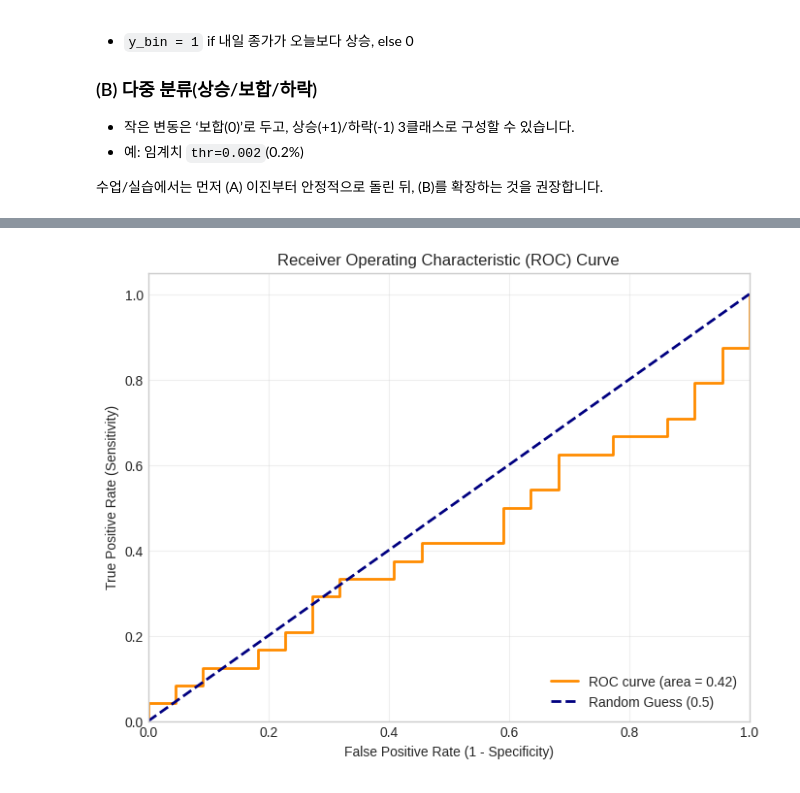
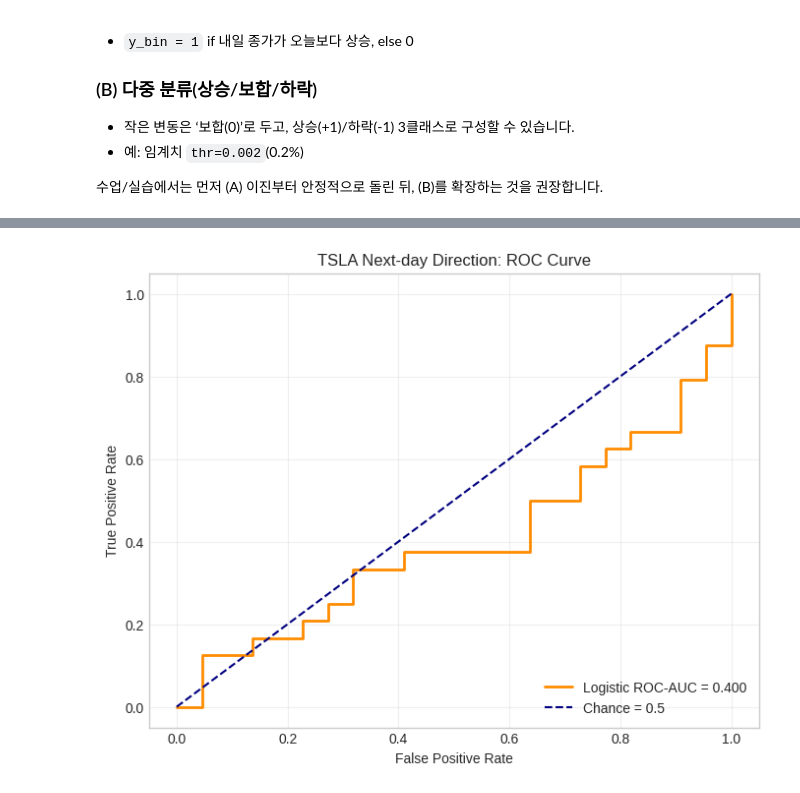
Before and after one commit to nhjung-phd/TimeSeriesAnalysis, a Jupyter notebook: notebooks/14_LogisticRegression_Classification.ipynb, the cells around one changed output, grey strips where cells are left out. Saved outputs shown, nothing was run; the diff lists cells and outputs as text; code cells hidden in the pictures.

```diff
--- a/notebooks/14_LogisticRegression_Classification.ipynb
+++ b/notebooks/14_LogisticRegression_Classification.ipynb
@@ -62,0 +51,18 @@ Logistic Regression은 선형 모형이므로, **시계열의 패턴을 ‘특
+# %%
+# 2025-03-30부터 2026-03-29까지의 TSLA 데이터를 다운로드합니다.
+raw = yf.download('TSLA', start='2025-03-30', end='2026-03-30',
+                  auto_adjust=True, progress=False)
+if raw.empty:
+    raise ValueError('TSLA 다운로드 결과가 비어 있습니다. 인터넷 연결과 조회기간을 확인하세요.')
+
+# 일부 yfinance 버전은 ('Close', 'TSLA') 형태의 MultiIndex를 반환합니다.
+if isinstance(raw.columns, pd.MultiIndex):
+    raw.columns = raw.columns.get_level_values(0)
+
+# 날짜 및 종가를 사용할 수 있도록 데이터프레임 구조 정리
+df = raw.reset_index().copy()
+df['Date'] = pd.to_datetime(df['Date'])
+df['Close'] = pd.to_numeric(df['Close'], errors='coerce')
+df = df.sort_values('Date').reset_index(drop=True)
+print(df[['Date', 'Close']].head())
+print('Rows:', len(df))
@@ -211,21 +235,19 @@ y_proba = clf.predict_proba(X_test)[:, 1]  # 실제 상승할 확률값(0~1 사
 # %%
-from sklearn.metrics import roc_curve, auc
-
-# ROC 커브 계산
-fpr, tpr, thresholds = roc_curve(y_test, y_proba)
-roc_auc = auc(fpr, tpr)
-
-# ROC 커브 시각화
-plt.figure(figsize=(8, 6))
-plt.plot(fpr, tpr, color='darkorange', lw=2, label=f'ROC curve (area = {roc_auc:.2f})')
-plt.plot([0, 1], [0, 1], color='navy', lw=2, linestyle='--', label='Random Guess (0.5)')
-plt.xlim([0.0, 1.0])
-plt.ylim([0.0, 1.05])
-plt.xlabel('False Positive Rate (1 - Specificity)')
-plt.ylabel('True Positive Rate (Sensitivity)')
-plt.title('Receiver Operating Characteristic (ROC) Curve')
-plt.legend(loc="lower right")
-plt.grid(alpha=0.3)
-plt.show()
+# ROC 커브: 테스트 구간에 상승과 비상승이 모두 있어야 계산 가능합니다.
+if y_test.nunique() == 2:
+    fpr, tpr, thresholds = roc_curve(y_test, y_proba)
+    roc_area = auc(fpr, tpr)
+    plt.figure(figsize=(8, 6))
+    plt.plot(fpr, tpr, color='darkorange', lw=2,
+             label=f'Logistic ROC-AUC = {roc_area:.3f}')
+    plt.plot([0, 1], [0, 1], color='navy', linestyle='--', label='Chance = 0.5')
+    plt.xlabel('False Positive Rate')
+    plt.ylabel('True Positive Rate')
+    plt.title('TSLA Next-day Direction: ROC Curve')
+    plt.legend(loc='lower right')
+    plt.grid(alpha=0.3)
+    plt.show()
+else:
+    print('ROC-AUC cannot be calculated: only one class occurs in the test data.')
 # %% [output]
-[figure, old version]
+[figure, new version]
```
Also changed, not shown: parts of 42 cells of this notebook.
